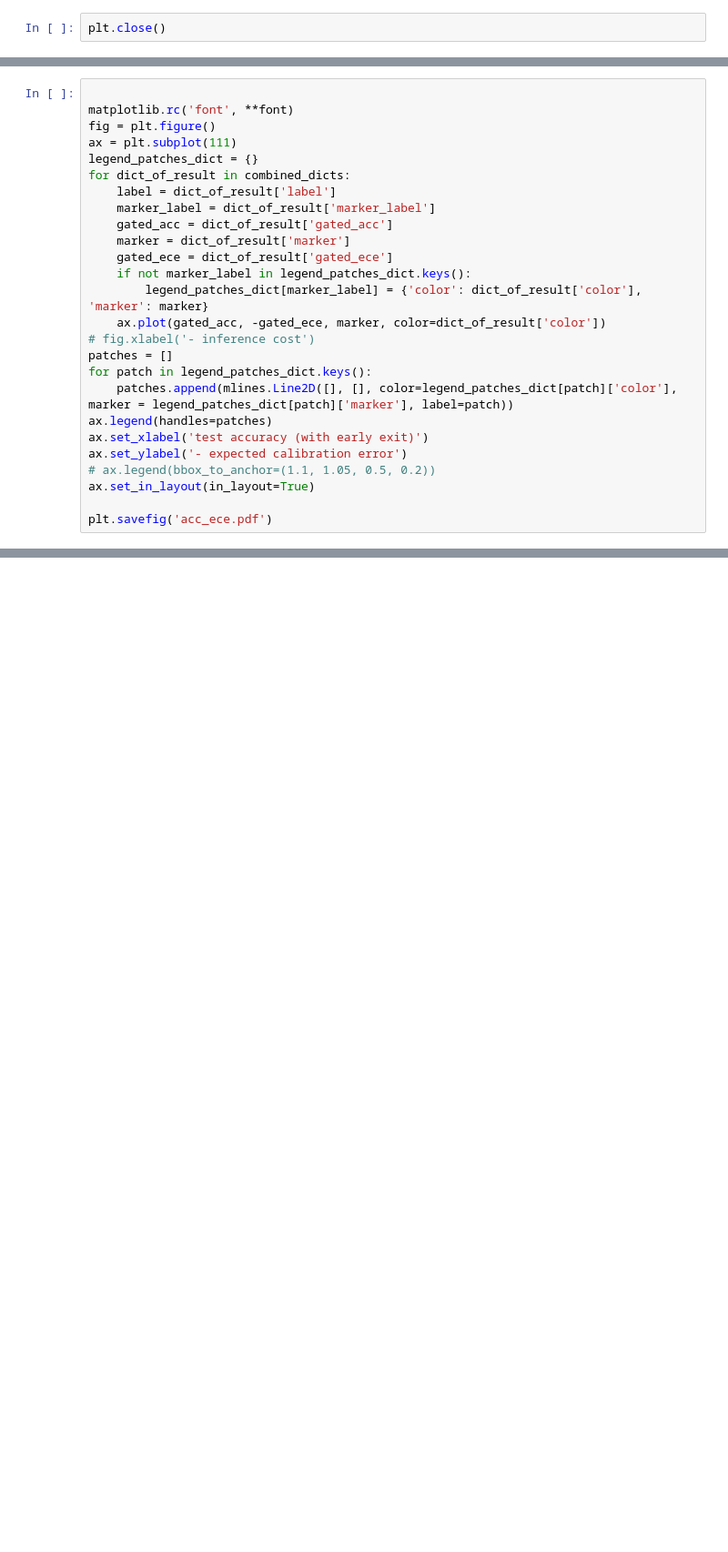
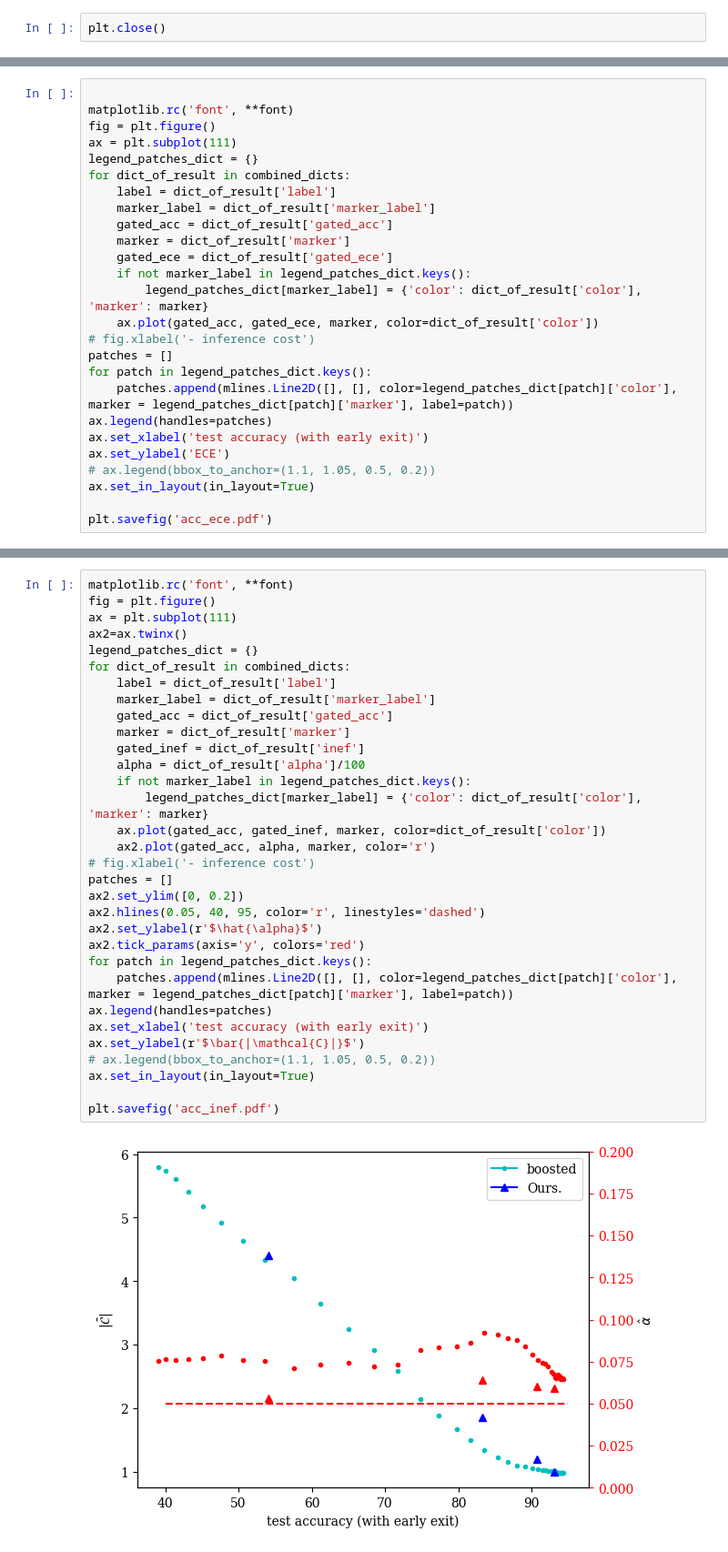
Before and after one commit to networkslab/dynn, a Jupyter notebook: src/notebooks/ce_ic_tradeoff.ipynb, the cells around one changed output, grey strips where cells are left out. Shown at 91% size. Cells and saved outputs as stored; diff of their text form; blank space fills up the shorter version.

```diff
--- a/src/notebooks/ce_ic_tradeoff.ipynb
+++ b/src/notebooks/ce_ic_tradeoff.ipynb
@@ -247,14 +145,14 @@ for dict_of_result in combined_dicts:
     gated_ece = dict_of_result['gated_ece']
     if not marker_label in legend_patches_dict.keys():
         legend_patches_dict[marker_label] = {'color': dict_of_result['color'], 'marker': marker}
-    ax.plot(gated_acc, -gated_ece, marker, color=dict_of_result['color'])
+    ax.plot(gated_acc, gated_ece, marker, color=dict_of_result['color'])
 # fig.xlabel('- inference cost')
 patches = []
 for patch in legend_patches_dict.keys():
     patches.append(mlines.Line2D([], [], color=legend_patches_dict[patch]['color'], marker = legend_patches_dict[patch]['marker'], label=patch))
 ax.legend(handles=patches)
 ax.set_xlabel('test accuracy (with early exit)')
-ax.set_ylabel('- expected calibration error')
+ax.set_ylabel('ECE')
 # ax.legend(bbox_to_anchor=(1.1, 1.05, 0.5, 0.2))
 ax.set_in_layout(in_layout=True)
 
@@ -263,0 +162,34 @@ plt.savefig('acc_ece.pdf')
+# %%
+matplotlib.rc('font', **font)
+fig = plt.figure()
+ax = plt.subplot(111)
+ax2=ax.twinx()
+legend_patches_dict = {}
+for dict_of_result in combined_dicts:
+    label = dict_of_result['label']
+    marker_label = dict_of_result['marker_label']
+    gated_acc = dict_of_result['gated_acc']
+    marker = dict_of_result['marker']
+    gated_inef = dict_of_result['inef']
+    alpha = dict_of_result['alpha']/100
+    if not marker_label in legend_patches_dict.keys():
+        legend_patches_dict[marker_label] = {'color': dict_of_result['color'], 'marker': marker}
+    ax.plot(gated_acc, gated_inef, marker, color=dict_of_result['color'])
+    ax2.plot(gated_acc, alpha, marker, color='r')
+# fig.xlabel('- inference cost')
+patches = []
+ax2.set_ylim([0, 0.2])
+ax2.hlines(0.05, 40, 95, color='r', linestyles='dashed')
+ax2.set_ylabel(r'$\hat{\alpha}$')
+ax2.tick_params(axis='y', colors='red')
+for patch in legend_patches_dict.keys():
+    patches.append(mlines.Line2D([], [], color=legend_patches_dict[patch]['color'], marker = legend_patches_dict[patch]['marker'], label=patch))
+ax.legend(handles=patches)
+ax.set_xlabel('test accuracy (with early exit)')
+ax.set_ylabel(r'$\bar{|\mathcal{C}|}$')
+# ax.legend(bbox_to_anchor=(1.1, 1.05, 0.5, 0.2))
+ax.set_in_layout(in_layout=True)
+
+plt.savefig('acc_inef.pdf')
+# %% [output]
+[figure, added]
```
Also changed, not shown: parts of 13 cells of this notebook, 3 other files.
